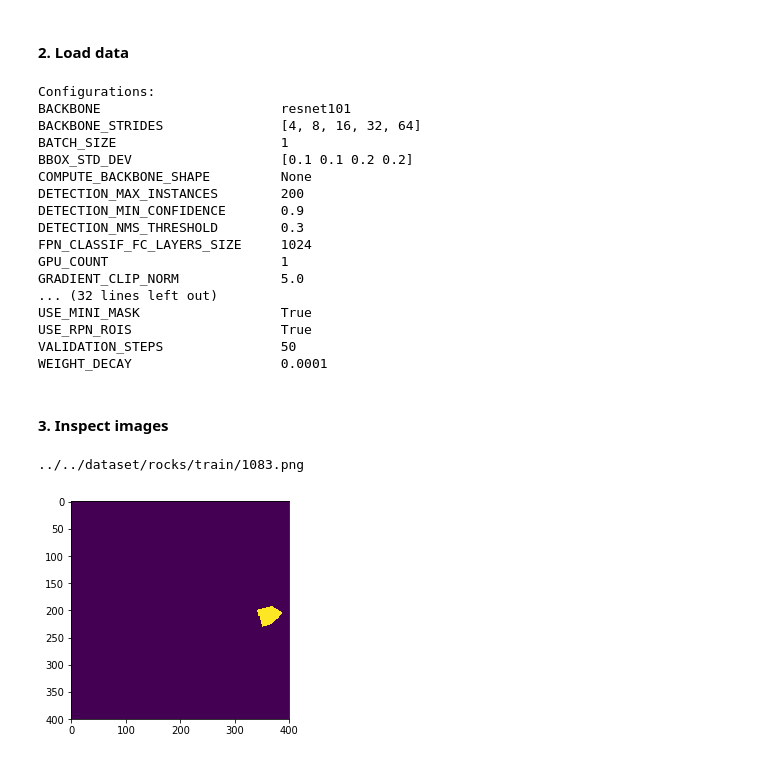
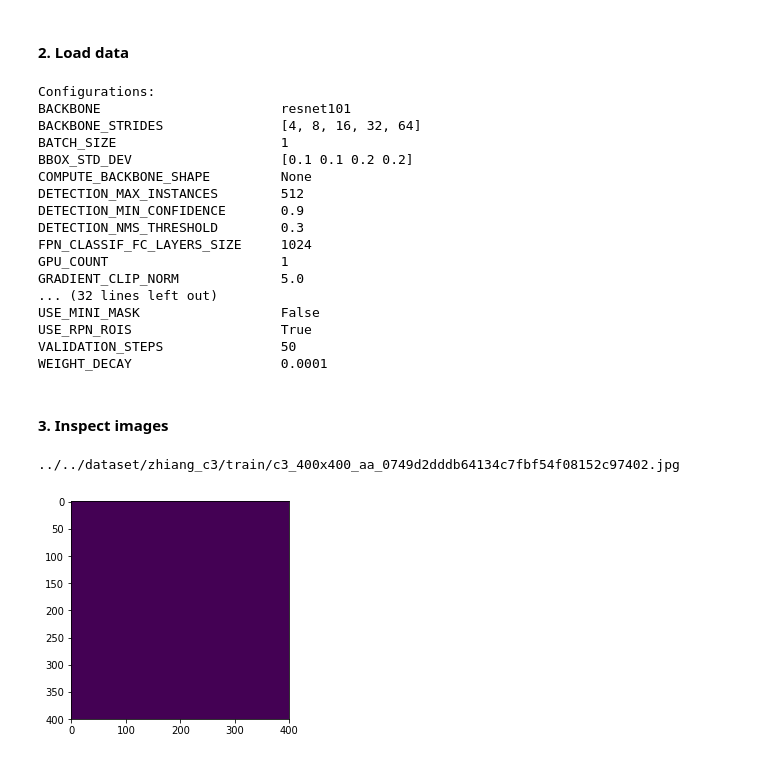
Before and after one commit to ZhiangChen/Mask_RCNN, a Jupyter notebook: samples/rocks/inspect_rocks_dataset.ipynb, the cells around one changed output. Drawn from its saved outputs; the diff is of its cells as text; code cells hidden in the pictures.

```diff
--- a/samples/rocks/inspect_rocks_dataset.ipynb
+++ b/samples/rocks/inspect_rocks_dataset.ipynb
@@ -20,7 +20,7 @@ Using TensorFlow backend.
 config = rocks.RocksConfig()
 config.display()
 dataset = rocks.RocksDataset()
-dataset.load_rocks('../../dataset/rocks', 'train')
+dataset.load_rocks('../../dataset/zhiang_c3', 'train')
 # %% [output]
 Configurations:
 BACKBONE                       resnet101
@@ -28,27 +28,27 @@ BACKBONE_STRIDES               [4, 8, 16, 32, 64]
 BATCH_SIZE                     1
 BBOX_STD_DEV                   [0.1 0.1 0.2 0.2]
 COMPUTE_BACKBONE_SHAPE         None
-DETECTION_MAX_INSTANCES        200
+DETECTION_MAX_INSTANCES        512
 DETECTION_MIN_CONFIDENCE       0.9
 DETECTION_NMS_THRESHOLD        0.3
 FPN_CLASSIF_FC_LAYERS_SIZE     1024
 GPU_COUNT                      1
 GRADIENT_CLIP_NORM             5.0
 ... (32 lines left out)
-USE_MINI_MASK                  True
+USE_MINI_MASK                  False
 USE_RPN_ROIS                   True
 VALIDATION_STEPS               50
 WEIGHT_DECAY                   0.0001
 # %% [markdown]
 #### 3. Inspect images
 # %%
-masks, class_ids = dataset.load_mask(12)
+masks, class_ids = dataset.load_mask(2)
 print(dataset.image_reference(12))
 index = np.random.randint(0, class_ids.shape[0], 1)[0]
 #print(index)
 #print(masks.shape)
 plt.imshow(masks[:,:,index])
 plt.show()
 # %% [output]
-../../dataset/rocks/train/1083.png
+../../dataset/zhiang_c3/train/c3_400x400_aa_0749d2dddb64134c7fbf54f08152c97402.jpg
-[figure, old version]
+[figure, new version]
```
Also changed, not shown: parts of 2 cells of this notebook, 9 other files.
